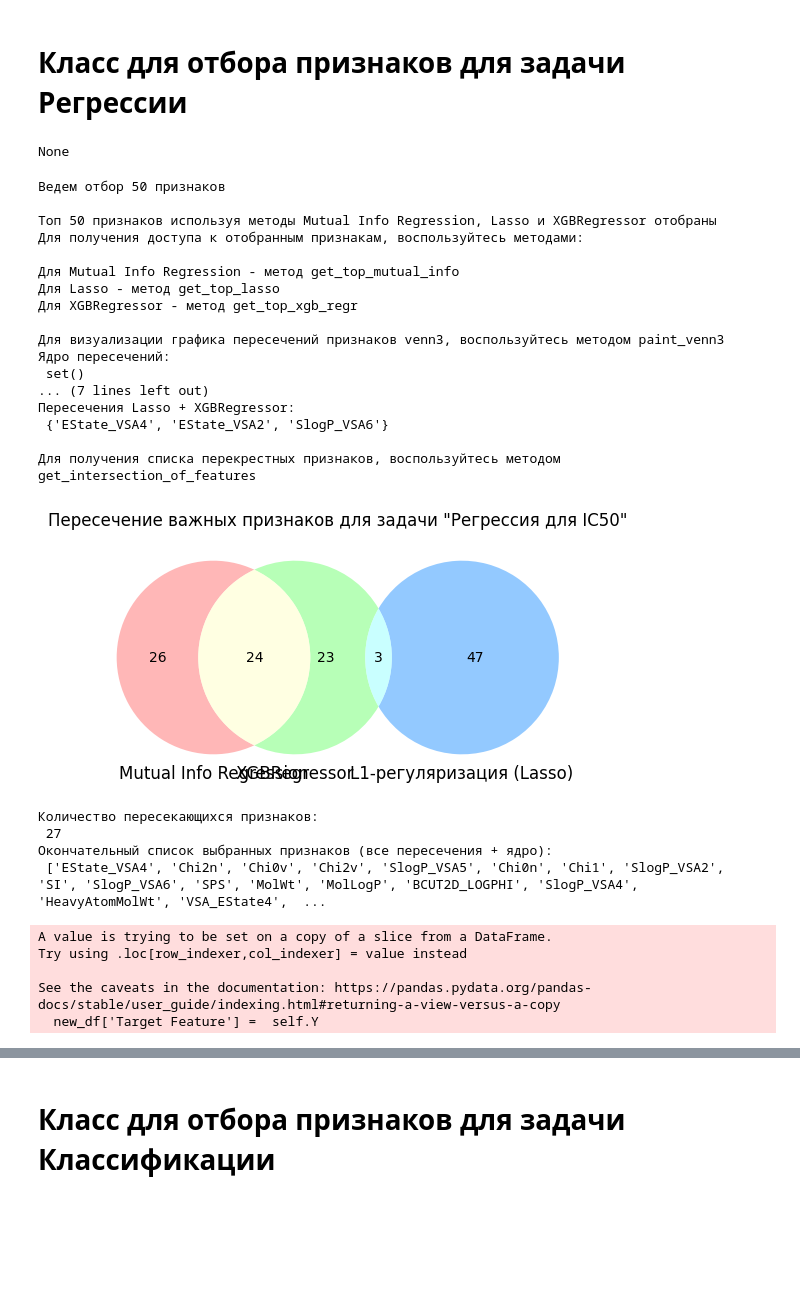
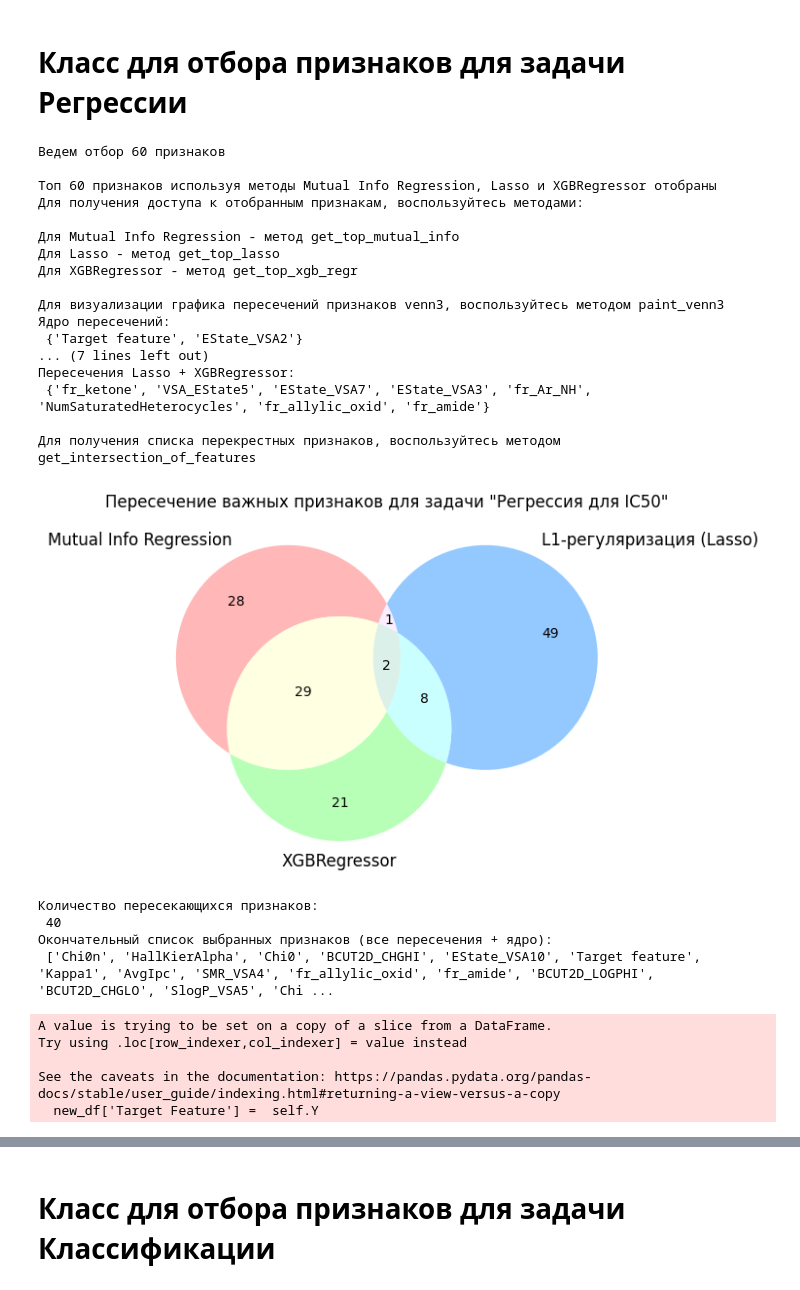
Before and after one commit to SaintBiscuit/Coursework_Classik_ML, a Jupyter notebook: Код анализа представленных данных (EDA).ipynb, the cells around one changed output, grey strips where cells are left out. Saved outputs shown, nothing was run; the diff lists cells and outputs as text; code cells hidden in the pictures; blank space fills up the shorter version.

```diff
--- a/Код анализа представленных данных (EDA).ipynb
+++ b/Код анализа представленных данных (EDA).ipynb
@@ -268,18 +264,19 @@ plt.show()
 * 1 - Превышает
 * 0 - Не превышает
 # %%
-classif_df_median_ic = df.copy()
+df_without_tf = df.drop(['IC50, mM', 'CC50, mM', 'SI'] , axis=1)
+
+classif_df_median_ic = df_without_tf
 classif_df_median_ic['Target feature'] = [1 if i > df['IC50, mM'].median() else 0 for i in df['IC50, mM']]
-classif_df_median_ic.drop('IC50, mM', axis=1, inplace=True)
-classif_df_median_cc = df.copy()
-classif_df_median_cc['Target feature'] = [1 if i > df['IC50, mM'].median() else 0 for i in df['CC50, mM']]
-classif_df_median_cc.drop('CC50, mM', axis=1, inplace=True)
-classif_df_median_si = df.copy()
-classif_df_median_si['Target feature'] = [1 if i > df['IC50, mM'].median() else 0 for i in df['SI']]
-classif_df_median_si.drop('SI', axis=1, inplace=True)
-classif_df_larger_si = df.copy()
+
+classif_df_median_cc = df_without_tf
+classif_df_median_cc['Target feature'] = [1 if i > df['CC50, mM'].median() else 0 for i in df['CC50, mM']]
+
+classif_df_median_si = df_without_tf
+classif_df_median_si['Target feature'] = [1 if i > df['SI'].median() else 0 for i in df['SI']]
+
+classif_df_larger_si = df_without_tf
 classif_df_larger_si['Target feature'] = [1 if i > 8 else 0 for i in df['SI']]
-classif_df_larger_si.drop('SI', axis=1, inplace=True)
 # %% [markdown]
 # Отбор признаков для задач регрессии и классификации
 # %% [markdown]
@@ -428,9 +425,9 @@ fr_Imine 0.21645292731400878
 
 Подготовим данные, разделив на признаки и целевую переменную
 # %%
-X_ic, y_regression_ic = df.drop(['IC50, mM'], axis=1), np.log10(df['IC50, mM'])
-X_cc, y_regression_cc = df.drop(['CC50, mM'], axis=1), np.log10(df['CC50, mM'])
-X_si, y_regression_si = df.drop(['SI'], axis=1), np.log10(df['SI'])
+X_regression_ic, y_regression_ic = df_without_tf, np.log10(df['IC50, mM'])
+X_regression_cc, y_regression_cc = df_without_tf, np.log10(df['CC50, mM'])
+X_regression_si, y_regression_si = df_without_tf, np.log10(df['SI'])
 
 X_ic_clss, y_ic_clss =  classif_df_median_ic.drop('Target feature', axis=1), classif_df_median_ic['Target feature']
 X_cc_clss, y_cc_clss =  classif_df_median_cc.drop('Target feature', axis=1), classif_df_median_cc['Target feature']
@@ -474,7 +471,7 @@ class RegressionFeatureSelection:
 
         # XGBoost
         model = XGBRegressor(random_state=42).fit(self.X, self.Y)
-        self._top_xgb = X_ic.columns[model.feature_importances_.argsort()[-k_value:]]
+        self._top_xgb = self.X.columns[model.feature_importances_.argsort()[-k_value:]]
         print(f'Топ {k_value} признаков используя методы Mutual Info Regression, Lasso и XGBRegressor отобраны')
         print('Для получения доступа к отобранным признакам, воспользуйтесь методами:\n')
         print('Для Mutual Info Regression - метод get_top_mutual_info')
@@ -547,44 +544,35 @@ class RegressionFeatureSelection:
         new_df = self.X[list(self._all_intersection_of_features)]
         new_df['Target Feature'] =  self.Y
         new_df.to_csv(f'Данные для построения модели, задача - {self.name}.csv', index=False)
-# %%
-def foo(x):
-    if x > 0: return "Positive"
-    elif x < 0: return "Negative"
-
-result = foo(0)
-print(result)
-# %% [output]
-None
 # %%
-ic_regr_feat_selec = RegressionFeatureSelection(X_ic, y_regression_ic, 'Регрессия для IC50')
-ic_regr_feat_selec.feature_selection(50)
+ic_regr_feat_selec = RegressionFeatureSelection(X_regression_ic, y_regression_ic, 'Регрессия для IC50')
+ic_regr_feat_selec.feature_selection(60)
 ic_regr_feat_selec.paint_venn3()
 ic_regr_feat_selec.get_intersection_of_features()
 ic_regr_feat_selec.get_data_csv()
 # %% [output]
-Ведем отбор 50 признаков
+Ведем отбор 60 признаков
 
-Топ 50 признаков используя методы Mutual Info Regression, Lasso и XGBRegressor отобраны
+Топ 60 признаков используя методы Mutual Info Regression, Lasso и XGBRegressor отобраны
 Для получения доступа к отобранным признакам, воспользуйтесь методами:
 
 Для Mutual Info Regression - метод get_top_mutual_info
 Для Lasso - метод get_top_lasso
 Для XGBRegressor - метод get_top_xgb_regr
 
 Для визуализации графика пересечений признаков venn3, воспользуйтесь методом paint_venn3
 Ядро пересечений:
- set()
+ {'Target feature', 'EState_VSA2'}
 ... (7 lines left out)
 Пересечения Lasso + XGBRegressor:
- {'EState_VSA4', 'EState_VSA2', 'SlogP_VSA6'}
+ {'fr_ketone', 'VSA_EState5', 'EState_VSA7', 'EState_VSA3', 'fr_Ar_NH', 'NumSaturatedHeterocycles', 'fr_allylic_oxid', 'fr_amide'}
 
 Для получения списка перекрестных признаков, воспользуйтесь методом get_intersection_of_features
-[figure, old version]
+[figure, new version]
 Количество пересекающихся признаков:
- 27
+ 40
 Окончательный список выбранных признаков (все пересечения + ядро):
- ['EState_VSA4', 'Chi2n', 'Chi0v', 'Chi2v', 'SlogP_VSA5', 'Chi0n', 'Chi1', 'SlogP_VSA2', 'SI', 'SlogP_VSA6', 'SPS', 'MolWt', 'MolLogP', 'BCUT2D_LOGPHI', 'SlogP_VSA4', 'HeavyAtomMolWt', 'VSA_EState4',  ...
+ ['Chi0n', 'HallKierAlpha', 'Chi0', 'BCUT2D_CHGHI', 'EState_VSA10', 'Target feature', 'Kappa1', 'AvgIpc', 'SMR_VSA4', 'fr_allylic_oxid', 'fr_amide', 'BCUT2D_LOGPHI', 'BCUT2D_CHGLO', 'SlogP_VSA5', 'Chi ...
 A value is trying to be set on a copy of a slice from a DataFrame.
 Try using .loc[row_indexer,col_indexer] = value instead
 
```
Also changed, not shown: parts of 9 cells of this notebook, 15 other files.
